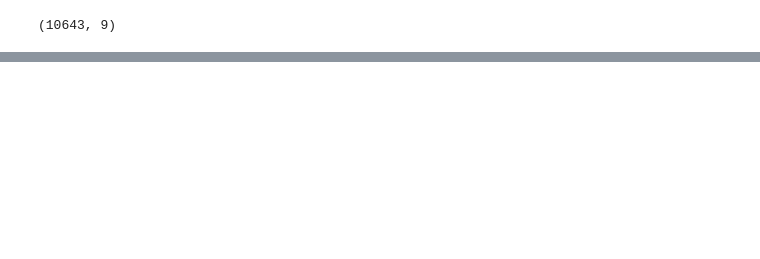
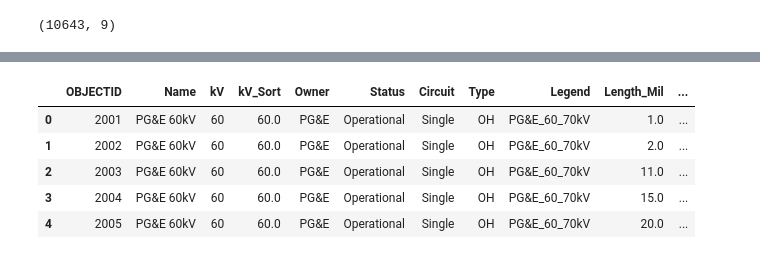
Before and after one commit to jayzuniga/w210_Wildfire, a Jupyter notebook: DataPrep/CA_S2_Conversion_v2.ipynb, the cells around one changed output, grey strips where cells are left out. Cells and saved outputs as stored; diff of their text form; code cells hidden in the pictures; blank space fills up the shorter version.

```diff
--- a/DataPrep/CA_S2_Conversion_v2.ipynb
+++ b/DataPrep/CA_S2_Conversion_v2.ipynb
@@ -860,3 +872,13 @@ check.head()
+# %%
+tl_df = gpd.read_file("./Data/Transmission_Line/Transmission_Line.shp")
+tl_df.head()
+# %% [output]
+|  | OBJECTID | Name | kV | kV_Sort | Owner | Status | Circuit | Type | Legend | Length_Mil | ... |
+| 0 | 2001 | PG&E 60kV | 60 | 60.0 | PG&E | Operational | Single | OH | PG&E_60_70kV | 1.0 | ... |
+| 1 | 2002 | PG&E 60kV | 60 | 60.0 | PG&E | Operational | Single | OH | PG&E_60_70kV | 2.0 | ... |
+| 2 | 2003 | PG&E 60kV | 60 | 60.0 | PG&E | Operational | Single | OH | PG&E_60_70kV | 11.0 | ... |
+| 3 | 2004 | PG&E 60kV | 60 | 60.0 | PG&E | Operational | Single | OH | PG&E_60_70kV | 15.0 | ... |
+| 4 | 2005 | PG&E 60kV | 60 | 60.0 | PG&E | Operational | Single | OH | PG&E_60_70kV | 20.0 | ... |
 # %%
 fig, ax = plt.subplots(figsize=(20,20))
 ax.set_aspect('equal')
```
Also changed, not shown: parts of 6 cells of this notebook, 9 other files.
